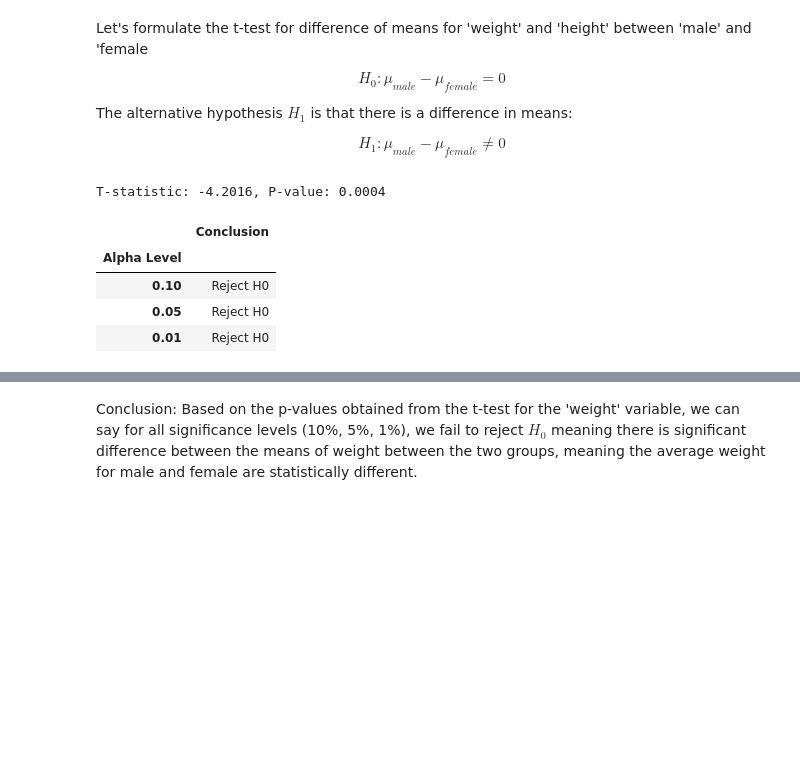
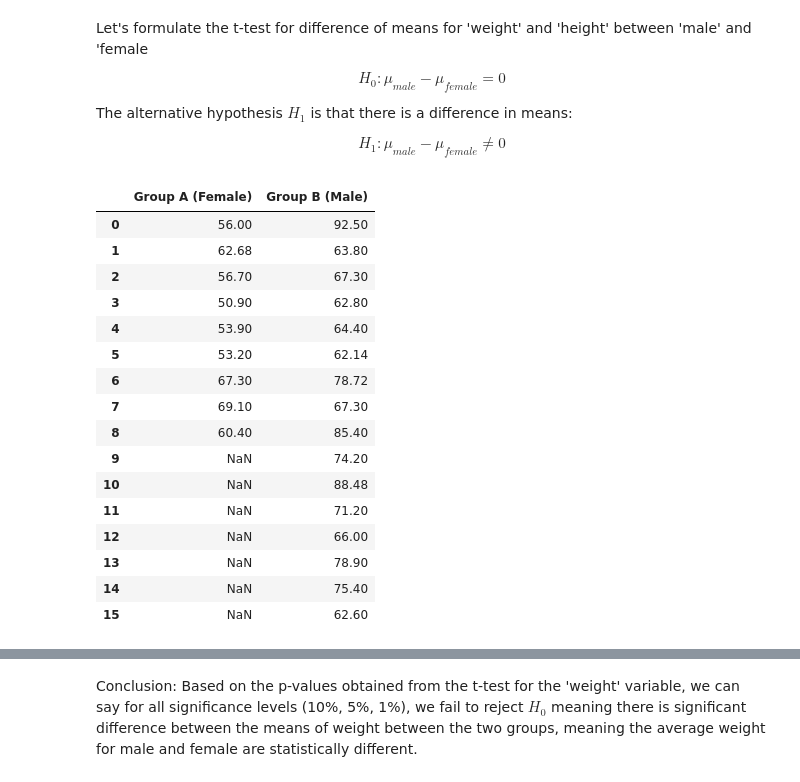
Before and after one commit to dattali18/statistics_msc_course, a Jupyter notebook: code/statistics_project.ipynb, the cells around one changed output, grey strips where cells are left out. Cells and saved outputs as stored; diff of their text form; code cells hidden in the pictures; blank space fills up the shorter version.

```diff
--- a/code/statistics_project.ipynb
+++ b/code/statistics_project.ipynb
@@ -973,35 +1054,31 @@ $$H_1: \mu_{male} - \mu_{female} \neq 0$$
 # %%
 # get the two groups
 n_sample_1 = 9
 n_sample_2 = 16
 
 group_A = df[df['gender']== 0]['weight'].sample(n=n_sample_1, random_state=5)
 group_B = df[df['gender']== 1]['weight'].sample(n=n_sample_2, random_state=6)
 
-# H1: mu_A != mu_B (two-tailed test)
-import scipy.stats as stats
-
-# perform t-test
-t_stat, p_value = stats.ttest_ind(group_A, group_B, equal_var=False)  # Welch's t-test
-
-# print the p_value
-print(f"T-statistic: {t_stat:.4f}, P-value: {p_value:.4f}")
-
-# significance levels
-alpha_levels = [0.10, 0.05, 0.01]
-results = {}
-for alpha in alpha_levels:
-    reject_H0 = p_value < alpha
-    results[alpha] = 'Reject H0' if reject_H0 else 'Fail to Reject H0'
-
-results_df = pd.DataFrame.from_dict(results, orient='index', columns=['Conclusion'])
-
-results_df.index.name = 'Alpha Level'
-results_df
+grouped_AB = pd.DataFrame({
+    'Group A (Female)': group_A.reset_index(drop=True),
+    'Group B (Male)': group_B.reset_index(drop=True)
+})
+grouped_AB
 # %% [output]
-T-statistic: -4.2016, P-value: 0.0004
-|  | Conclusion |
-| Alpha Level |  |
-| 0.10 | Reject H0 |
-| 0.05 | Reject H0 |
-| 0.01 | Reject H0 |
+|  | Group A (Female) | Group B (Male) |
+| 0 | 56.00 | 92.50 |
+| 1 | 62.68 | 63.80 |
+| 2 | 56.70 | 67.30 |
+| 3 | 50.90 | 62.80 |
+| 4 | 53.90 | 64.40 |
+| 5 | 53.20 | 62.14 |
+| 6 | 67.30 | 78.72 |
+| 7 | 69.10 | 67.30 |
+| 8 | 60.40 | 85.40 |
+| 9 | NaN | 74.20 |
+| 10 | NaN | 88.48 |
+| 11 | NaN | 71.20 |
+| 12 | NaN | 66.00 |
+| 13 | NaN | 78.90 |
+| 14 | NaN | 75.40 |
+| 15 | NaN | 62.60 |
```
Also changed, not shown: parts of 45 cells of this notebook.
